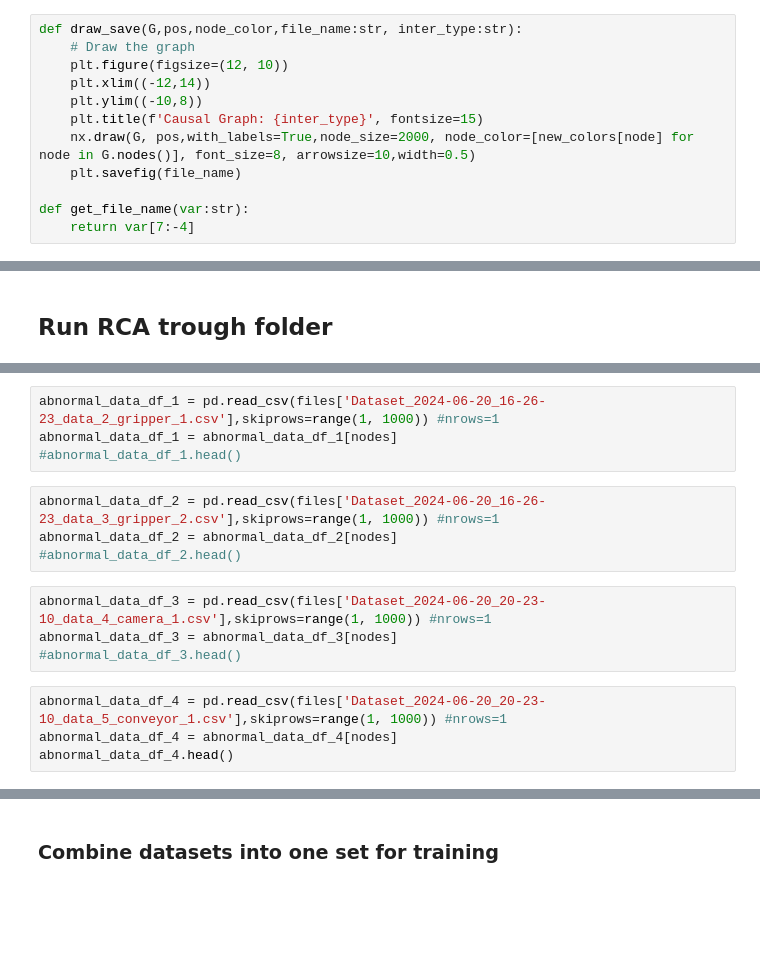
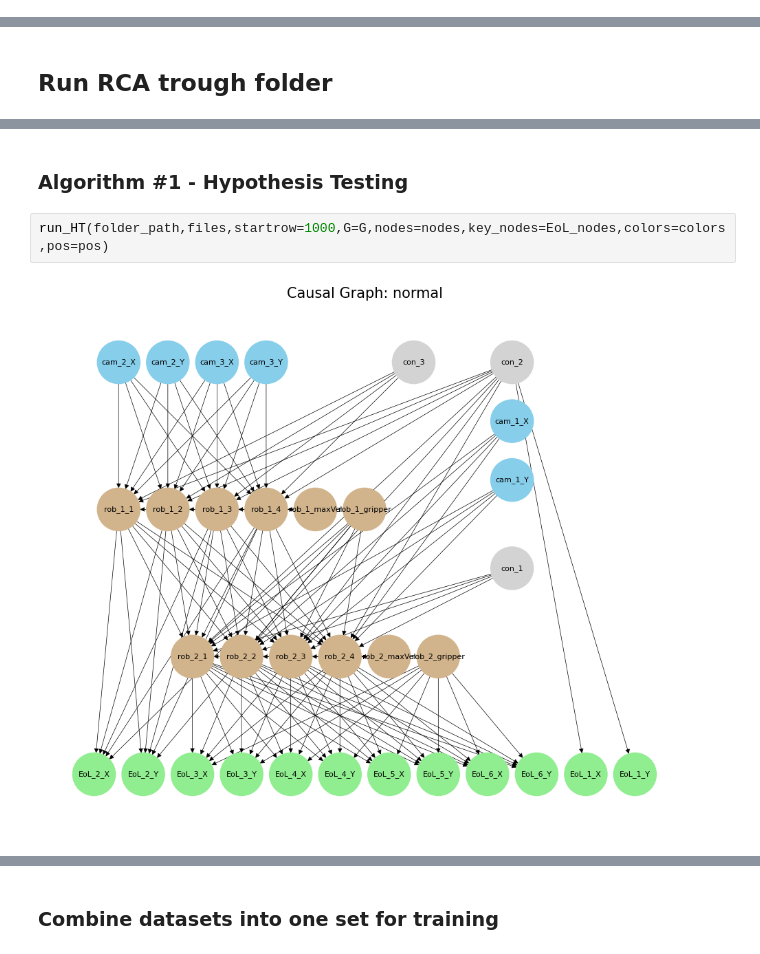
Before and after one commit to brjo0501/Master-Thesis_Code, a Jupyter notebook: Root Cause Analysis_v2.ipynb, the cells around one changed output, grey strips where cells are left out. Cells and saved outputs as stored; diff of their text form; blank space fills up the shorter version.

```diff
--- a/Root Cause Analysis_v2.ipynb
+++ b/Root Cause Analysis_v2.ipynb
@@ -16,15 +16,3 @@ import pandas as pd
 import os
 # %% [markdown]
 ## Custom Functions
-# %%
-def draw_save(G,pos,node_color,file_name:str, inter_type:str):
-    # Draw the graph
-    plt.figure(figsize=(12, 10))
-    plt.xlim((-12,14))
-    plt.ylim((-10,8))
-    plt.title(f'Causal Graph: {inter_type}', fontsize=15)
-    nx.draw(G, pos,with_labels=True,node_size=2000, node_color=[new_colors[node] for node in G.nodes()], font_size=8, arrowsize=10,width=0.5)
-    plt.savefig(file_name)
-
-def get_file_name(var:str):
-    return var[7:-4]
@@ -241,16 +381,6 @@ normal_data_df.head()
-# %%
-abnormal_data_df_1 = pd.read_csv(files['Dataset_2024-06-20_16-26-23_data_2_gripper_1.csv'],skiprows=range(1, 1000)) #nrows=1
-abnormal_data_df_1 = abnormal_data_df_1[nodes]
-#abnormal_data_df_1.head()
-# %%
-abnormal_data_df_2 = pd.read_csv(files['Dataset_2024-06-20_16-26-23_data_3_gripper_2.csv'],skiprows=range(1, 1000)) #nrows=1
-abnormal_data_df_2 = abnormal_data_df_2[nodes]
-#abnormal_data_df_2.head()
-# %%
-abnormal_data_df_3 = pd.read_csv(files['Dataset_2024-06-20_20-23-10_data_4_camera_1.csv'],skiprows=range(1, 1000)) #nrows=1
-abnormal_data_df_3 = abnormal_data_df_3[nodes]
-#abnormal_data_df_3.head()
-# %%
-abnormal_data_df_4 = pd.read_csv(files['Dataset_2024-06-20_20-23-10_data_5_conveyor_1.csv'],skiprows=range(1, 1000)) #nrows=1
-abnormal_data_df_4 = abnormal_data_df_4[nodes]
-abnormal_data_df_4.head()
+# %% [markdown]
+### Algorithm #1 - Hypothesis Testing
+# %%
+run_HT(folder_path,files,startrow=1000,G=G,nodes=nodes,key_nodes=EoL_nodes,colors=colors,pos=pos)
+# %% [output]
+[figure, added]
```
Also changed, not shown: parts of 40 cells of this notebook, 13 other files.
